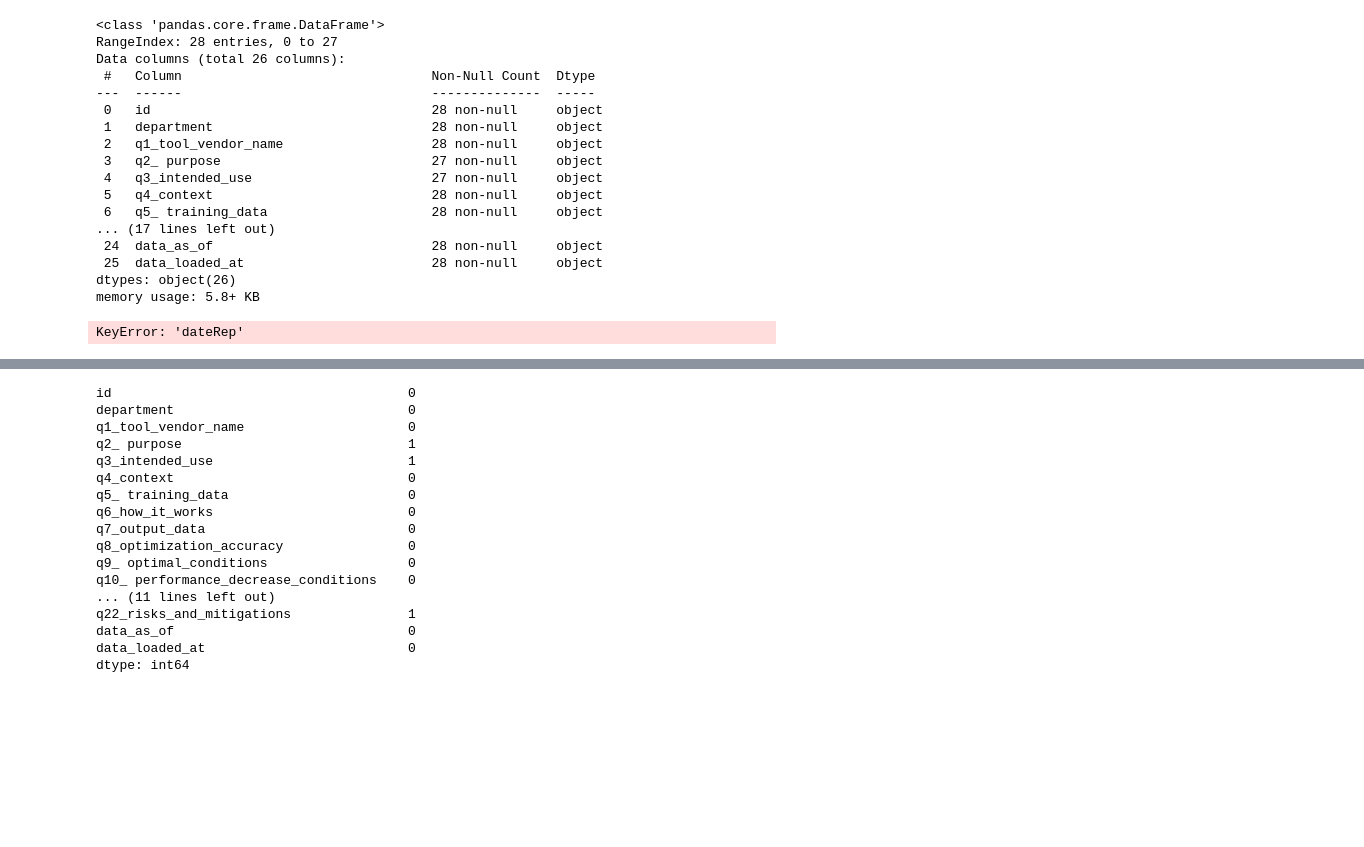
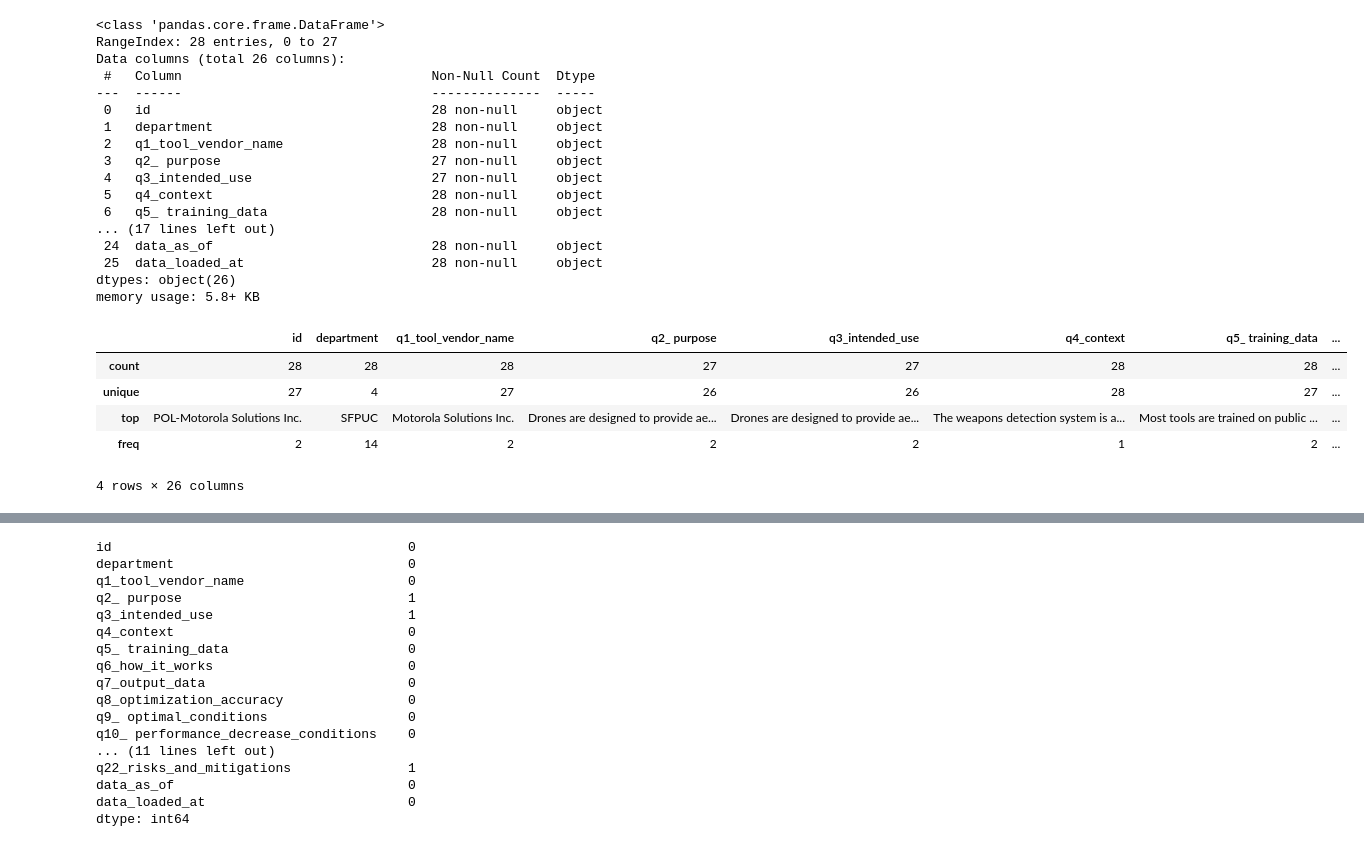
Before and after one commit to RileyTivnan12/IA-340-2, a Jupyter notebook: lab2.ipynb, the cells around one changed output, grey strips where cells are left out. Saved outputs shown, nothing was run; the diff lists cells and outputs as text; code cells hidden in the pictures; blank space fills up the shorter version.

```diff
--- a/lab2.ipynb
+++ b/lab2.ipynb
@@ -97,8 +40,12 @@ Data columns (total 26 columns):
  25  data_loaded_at                        28 non-null     object
 dtypes: object(26)
 memory usage: 5.8+ KB
-# %%
-df['date'] = pd.to_datetime(df['dateRep'], format='%d/%m/%Y') #change the data type to date with specific format
-df.info()
-# %% [output]
-KeyError: 'dateRep'
+# %%
+df.describe(include = "all")
+# %% [output]
+|  | id | department | q1_tool_vendor_name | q2_ purpose | q3_intended_use | q4_context | q5_ training_data | ... |
+| count | 28 | 28 | 28 | 27 | 27 | 28 | 28 | ... |
+| unique | 27 | 4 | 27 | 26 | 26 | 28 | 27 | ... |
+| top | POL-Motorola Solutions Inc. | SFPUC | Motorola Solutions Inc. | Drones are designed to provide ae... | Drones are designed to provide ae... | The weapons detection system is a... | Most tools are trained on public ... | ... |
+| freq | 2 | 14 | 2 | 2 | 2 | 1 | 2 | ... |
+4 rows × 26 columns
```
Also changed, not shown: parts of 27 cells of this notebook.
